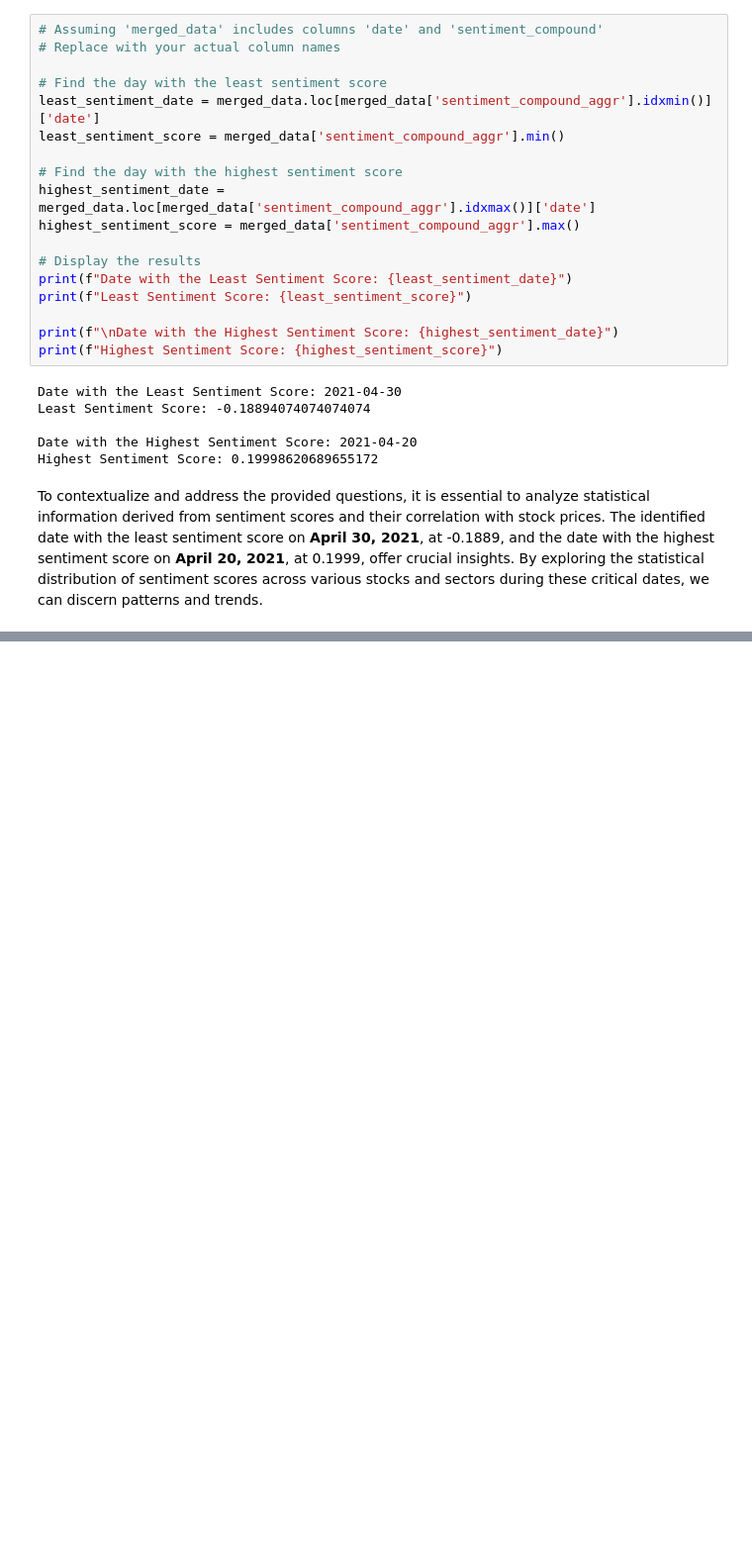
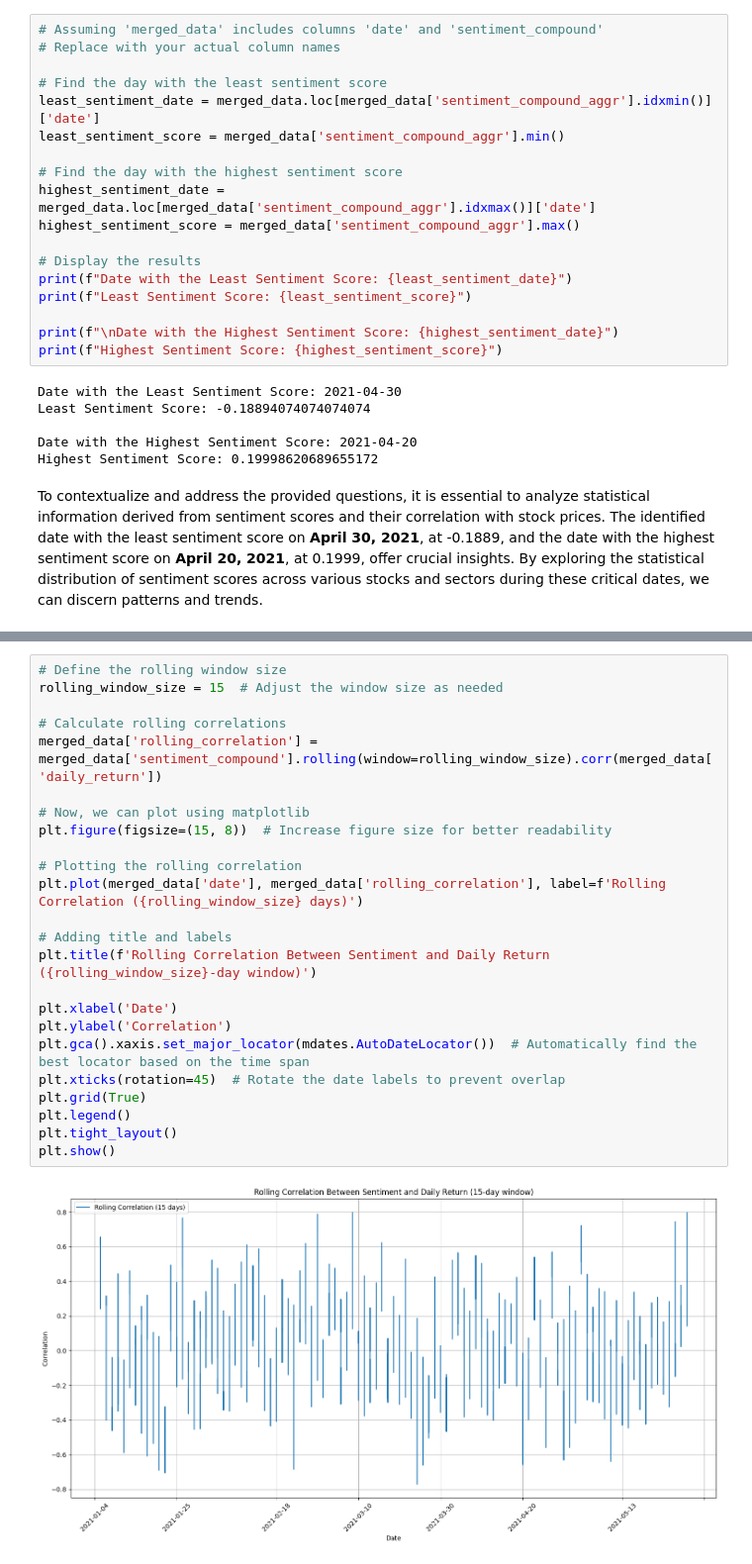
Before and after one commit to mohdahmedasif/made-template, a Jupyter notebook: project/project.ipynb, the cells around one changed output, grey strips where cells are left out. Shown at 99% size. Saved outputs shown, nothing was run; the diff lists cells and outputs as text; blank space fills up the shorter version.

```diff
--- a/project/project.ipynb
+++ b/project/project.ipynb
@@ -351,0 +362,26 @@ The graph shows that there is a weak positive correlation between the `sentiment
+# %%
+# Define the rolling window size
+rolling_window_size = 15  # Adjust the window size as needed
+
+# Calculate rolling correlations
+merged_data['rolling_correlation'] = merged_data['sentiment_compound'].rolling(window=rolling_window_size).corr(merged_data['daily_return'])
+
+# Now, we can plot using matplotlib
+plt.figure(figsize=(15, 8))  # Increase figure size for better readability
+
+# Plotting the rolling correlation
+plt.plot(merged_data['date'], merged_data['rolling_correlation'], label=f'Rolling Correlation ({rolling_window_size} days)')
+
+# Adding title and labels
+plt.title(f'Rolling Correlation Between Sentiment and Daily Return ({rolling_window_size}-day window)')
+
+plt.xlabel('Date')
+plt.ylabel('Correlation')
+plt.gca().xaxis.set_major_locator(mdates.AutoDateLocator())  # Automatically find the best locator based on the time span
+plt.xticks(rotation=45)  # Rotate the date labels to prevent overlap
+plt.grid(True)
+plt.legend()
+plt.tight_layout()
+plt.show()
+# %% [output]
+[figure, added]
```
Also changed, not shown: parts of 18 cells of this notebook.
